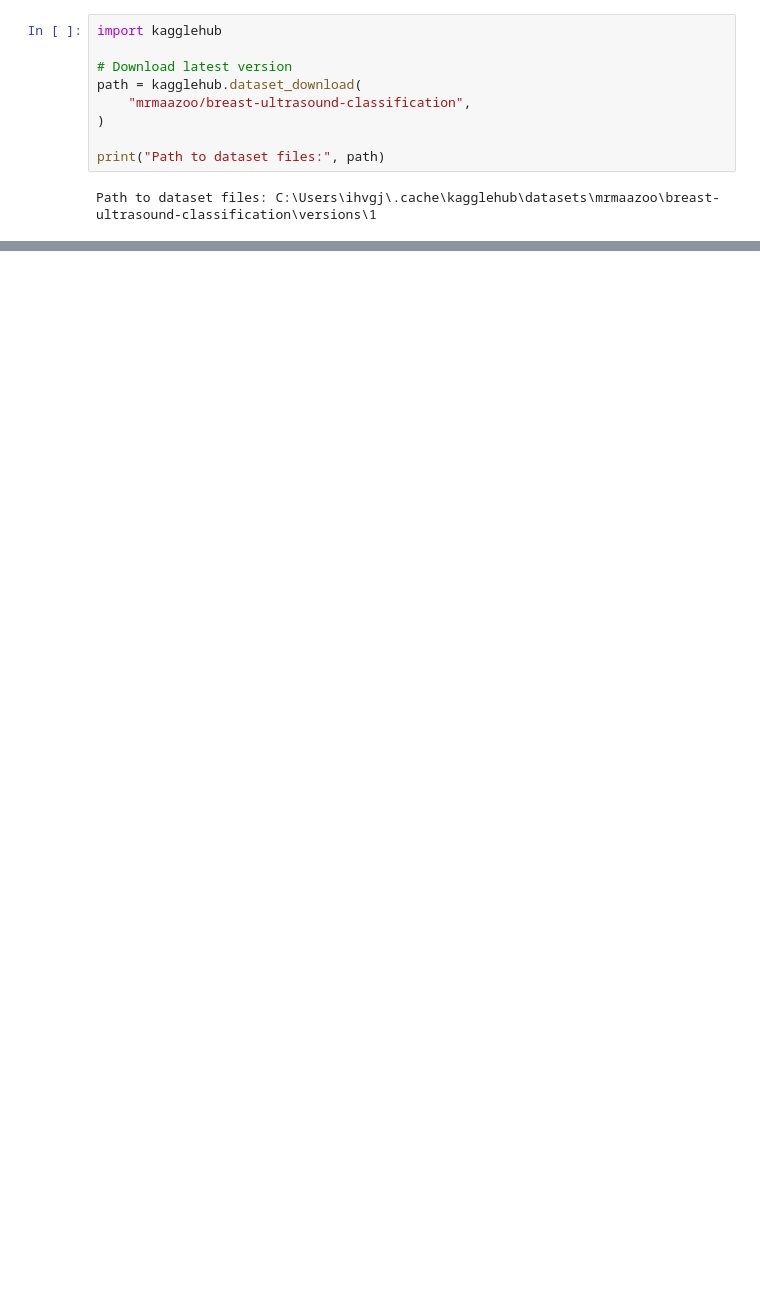
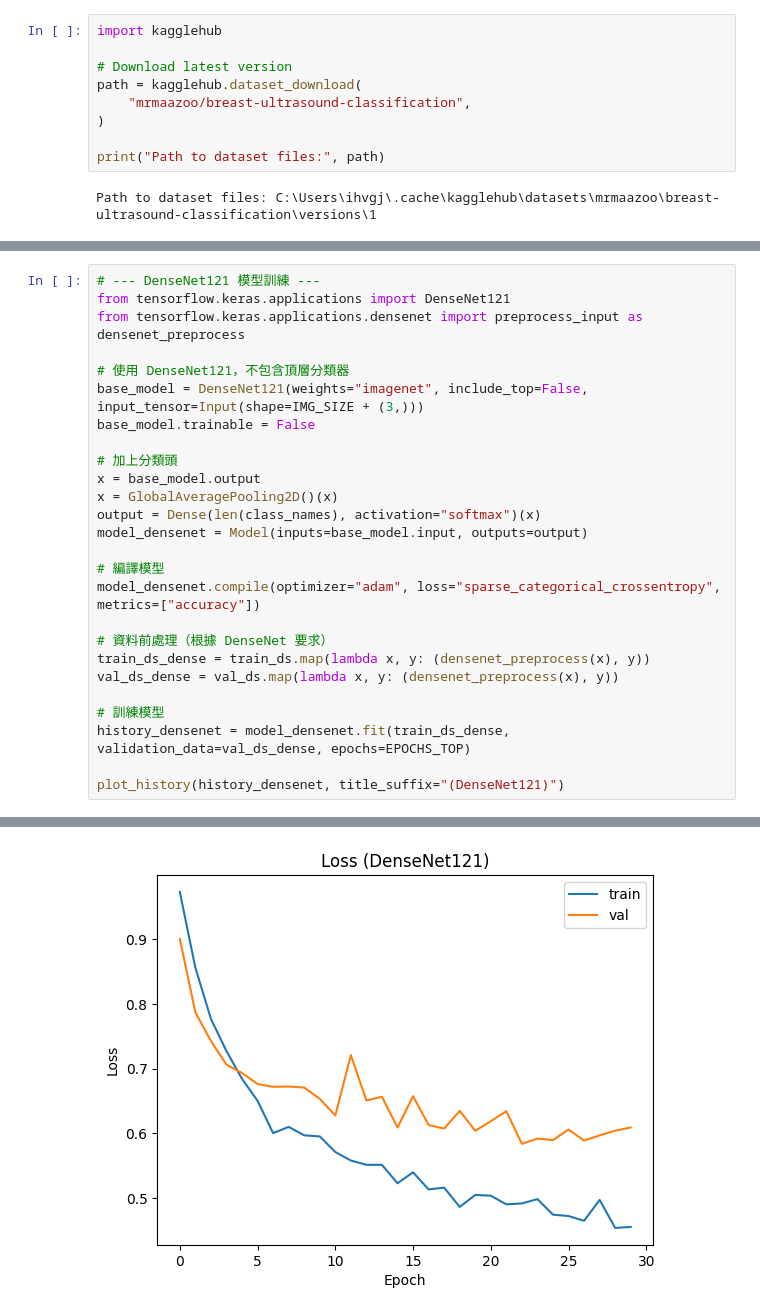
Before and after one commit to DoSerZBlock/The_Practice_of_Deep_Learning_Biomedical_Image_analysis_Final_Exam, a Jupyter notebook: src/CNN.ipynb, the cells around one changed output, grey strips where cells are left out. Drawn from its saved outputs; the diff is of its cells as text; blank space fills up the shorter version.

```diff
--- a/src/CNN.ipynb
+++ b/src/CNN.ipynb
@@ -132,0 +254,27 @@ Detected GPUs: []
+# %%
+# --- DenseNet121 模型訓練 ---
+from tensorflow.keras.applications import DenseNet121
+from tensorflow.keras.applications.densenet import preprocess_input as densenet_preprocess
+
+# 使用 DenseNet121，不包含頂層分類器
+base_model = DenseNet121(weights="imagenet", include_top=False, input_tensor=Input(shape=IMG_SIZE + (3,)))
+base_model.trainable = False
+
+# 加上分類頭
+x = base_model.output
+x = GlobalAveragePooling2D()(x)
+output = Dense(len(class_names), activation="softmax")(x)
+model_densenet = Model(inputs=base_model.input, outputs=output)
+
+# 編譯模型
+model_densenet.compile(optimizer="adam", loss="sparse_categorical_crossentropy", metrics=["accuracy"])
+
+# 資料前處理（根據 DenseNet 要求）
+train_ds_dense = train_ds.map(lambda x, y: (densenet_preprocess(x), y))
+val_ds_dense = val_ds.map(lambda x, y: (densenet_preprocess(x), y))
+
+# 訓練模型
+history_densenet = model_densenet.fit(train_ds_dense, validation_data=val_ds_dense, epochs=EPOCHS_TOP)
+
+plot_history(history_densenet, title_suffix="(DenseNet121)")
+# %% [output]
@@ -132,0 +298 @@ Detected GPUs: []
+[figure, added]
```
Also changed, not shown: parts of 5 cells of this notebook.
